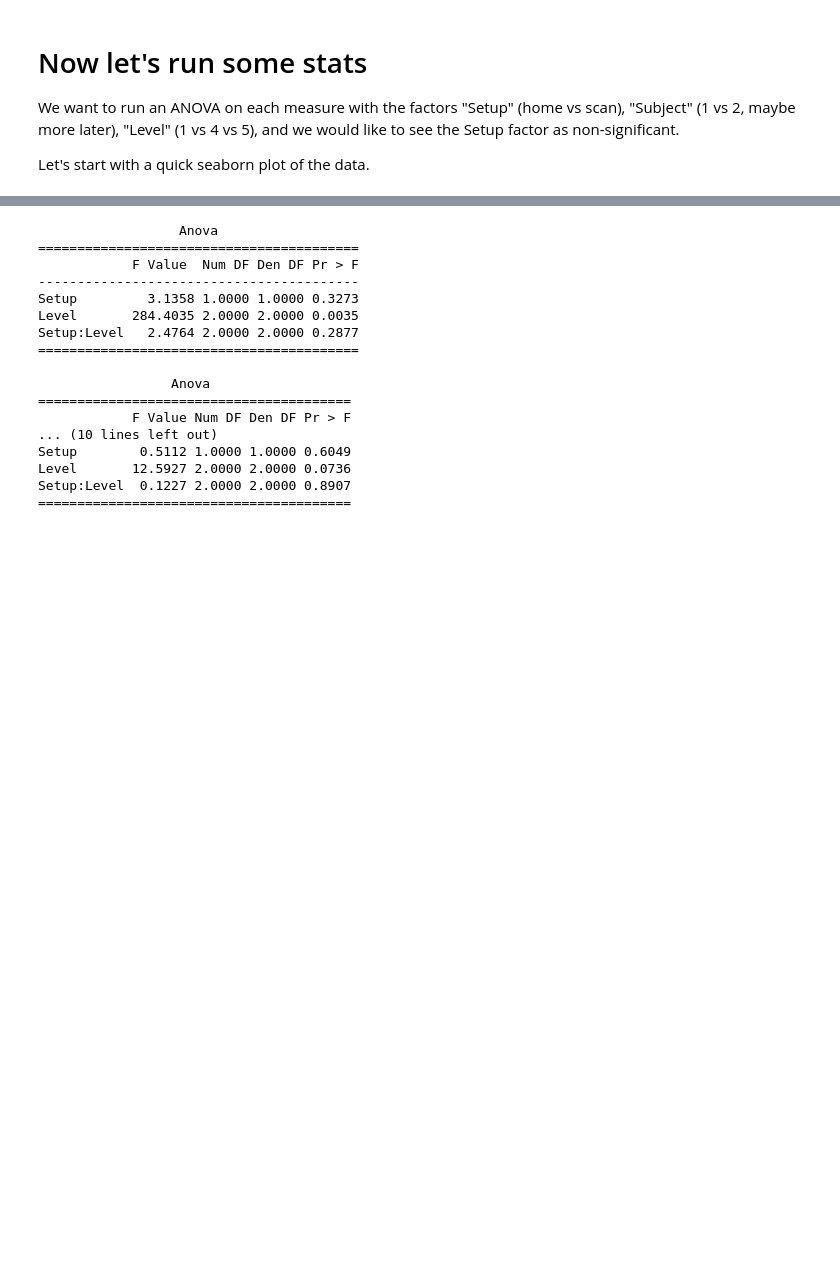
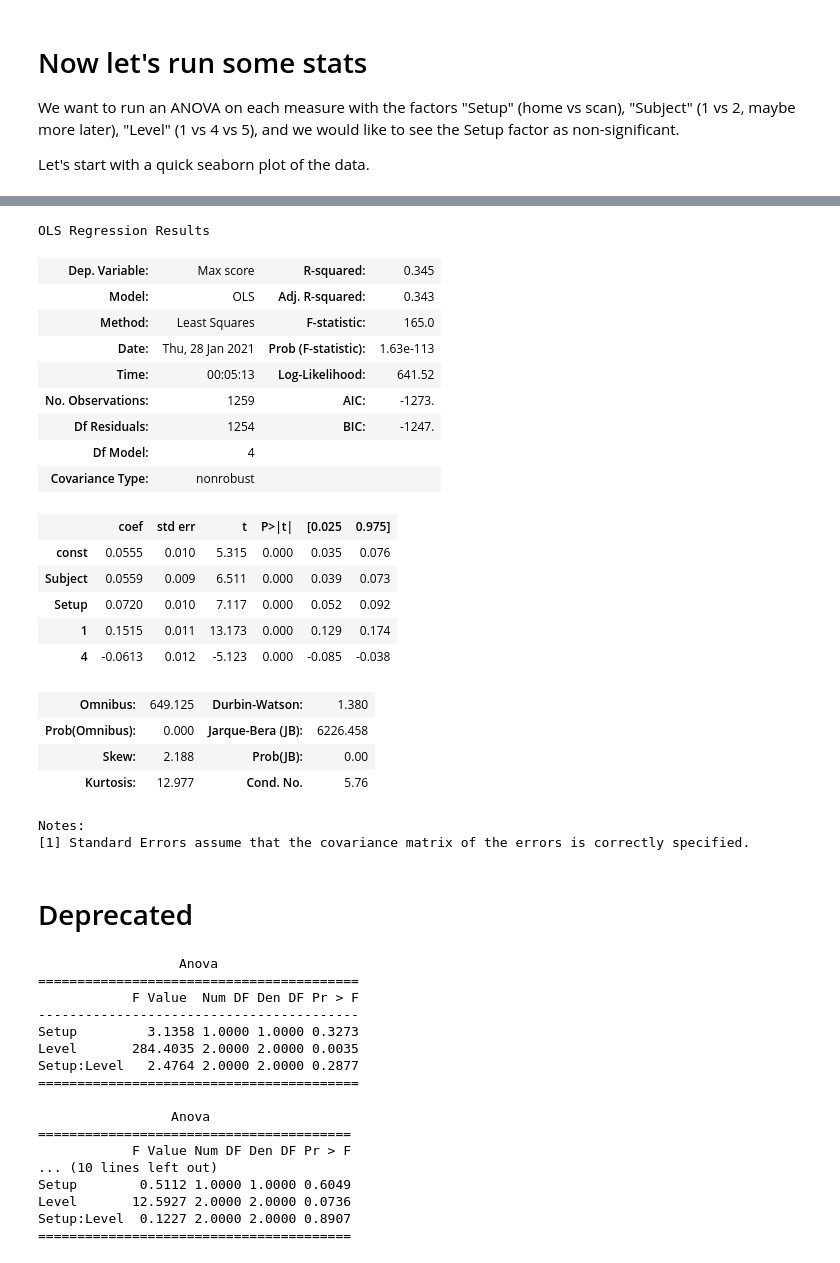
Before and after one commit to courtois-neuromod/shinobi_behav, a Jupyter notebook: notebooks/home-vs-scanner_behav.ipynb, the cells around one changed output, grey strips where cells are left out. Cells and saved outputs as stored; diff of their text form; code cells hidden in the pictures; blank space fills up the shorter version.

Commit message:
added linear regression

```diff
--- a/notebooks/home-vs-scanner_behav.ipynb
+++ b/notebooks/home-vs-scanner_behav.ipynb
@@ -102,0 +117,6 @@ df['Setup'] = df['Setup'].apply(setup_to_numeric)
+# %%
+y = df.pop('Max score')
+df.pop('Health loss')
+df.pop('Percent complete')
+df.pop('Setup')
+X = df
@@ -102,0 +143,7 @@ df['Setup'] = df['Setup'].apply(setup_to_numeric)
+# %%
+import statsmodels.api as sm
+X_lm = sm.add_constant(X)
+
+lr = sm.OLS(y, X_lm).fit()
+
+lr.summary()
@@ -103 +196,28 @@ df['Setup'] = df['Setup'].apply(setup_to_numeric)
+# %%
+lr.summary()
+# %% [output]
+OLS Regression Results
+| Dep. Variable: | Max score | R-squared: | 0.345 |
+| Model: | OLS | Adj. R-squared: | 0.343 |
+| Method: | Least Squares | F-statistic: | 165.0 |
+| Date: | Thu, 28 Jan 2021 | Prob (F-statistic): | 1.63e-113 |
+| Time: | 00:05:13 | Log-Likelihood: | 641.52 |
+| No. Observations: | 1259 | AIC: | -1273. |
+| Df Residuals: | 1254 | BIC: | -1247. |
+| Df Model: | 4 |  |  |
+| Covariance Type: | nonrobust |  |  |
+|  | coef | std err | t | P>|t| | [0.025 | 0.975] |
+| const | 0.0555 | 0.010 | 5.315 | 0.000 | 0.035 | 0.076 |
+| Subject | 0.0559 | 0.009 | 6.511 | 0.000 | 0.039 | 0.073 |
+| Setup | 0.0720 | 0.010 | 7.117 | 0.000 | 0.052 | 0.092 |
+| 1 | 0.1515 | 0.011 | 13.173 | 0.000 | 0.129 | 0.174 |
+| 4 | -0.0613 | 0.012 | -5.123 | 0.000 | -0.085 | -0.038 |
+| Omnibus: | 649.125 | Durbin-Watson: | 1.380 |
+| Prob(Omnibus): | 0.000 | Jarque-Bera (JB): | 6226.458 |
+| Skew: | 2.188 | Prob(JB): | 0.00 |
+| Kurtosis: | 12.977 | Cond. No. | 5.76 |
+Notes:
+[1] Standard Errors assume that the covariance matrix of the errors is correctly specified.
+# %% [markdown]
+# Deprecated
 # %%
```
Also changed, not shown: parts of 11 cells of this notebook.
